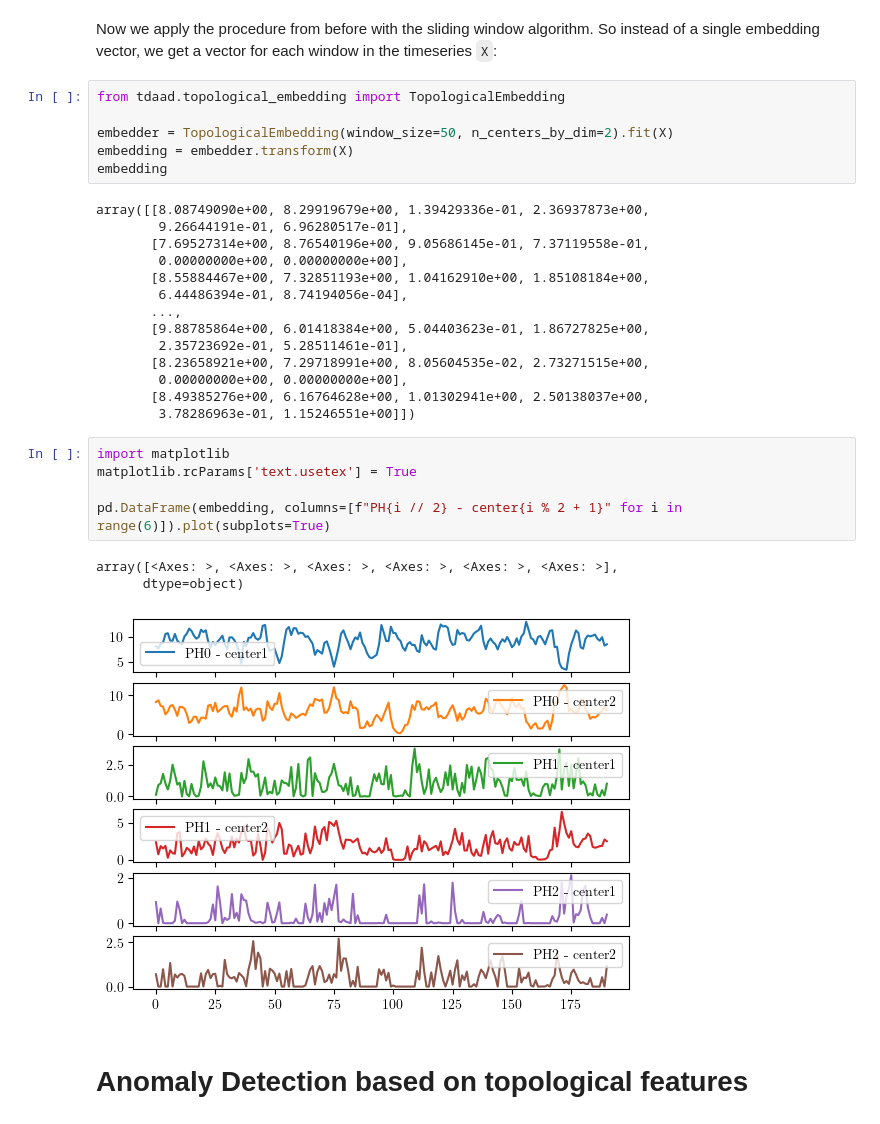
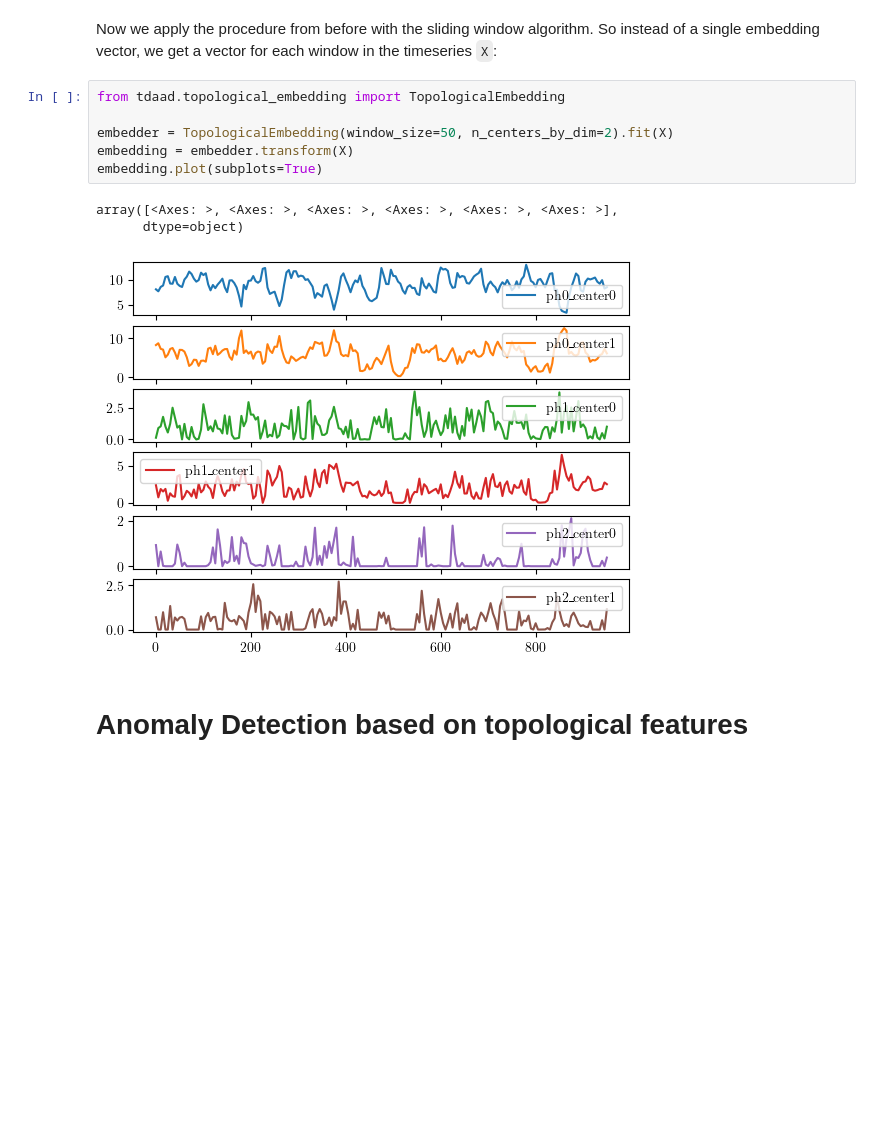
Before and after one commit to IRT-SystemX/tdaad, a Jupyter notebook: examples/oua_tutorial.ipynb, the cells around one changed output. Saved outputs shown, nothing was run; the diff lists cells and outputs as text; blank space fills up the shorter version.

```diff
--- a/examples/oua_tutorial.ipynb
+++ b/examples/oua_tutorial.ipynb
@@ -109,32 +109,13 @@ Now we apply the procedure from before with the sliding window algorithm. So ins
 # %%
 from tdaad.topological_embedding import TopologicalEmbedding
 
 embedder = TopologicalEmbedding(window_size=50, n_centers_by_dim=2).fit(X)
 embedding = embedder.transform(X)
-embedding
+embedding.plot(subplots=True)
 # %% [output]
-array([[8.08749090e+00, 8.29919679e+00, 1.39429336e-01, 2.36937873e+00,
-        9.26644191e-01, 6.96280517e-01],
-       [7.69527314e+00, 8.76540196e+00, 9.05686145e-01, 7.37119558e-01,
-        0.00000000e+00, 0.00000000e+00],
-       [8.55884467e+00, 7.32851193e+00, 1.04162910e+00, 1.85108184e+00,
-        6.44486394e-01, 8.74194056e-04],
-       ...,
-       [9.88785864e+00, 6.01418384e+00, 5.04403623e-01, 1.86727825e+00,
-        2.35723692e-01, 5.28511461e-01],
-       [8.23658921e+00, 7.29718991e+00, 8.05604535e-02, 2.73271515e+00,
-        0.00000000e+00, 0.00000000e+00],
-       [8.49385276e+00, 6.16764628e+00, 1.01302941e+00, 2.50138037e+00,
-        3.78286963e-01, 1.15246551e+00]])
+array([<Axes: >, <Axes: >, <Axes: >, <Axes: >, <Axes: >, <Axes: >],
+      dtype=object)
+[figure, added]
-# %%
-import matplotlib
-matplotlib.rcParams['text.usetex'] = True
-
-pd.DataFrame(embedding, columns=[f"PH{i // 2} - center{i % 2 + 1}" for i in range(6)]).plot(subplots=True)
-# %% [output]
-array([<Axes: >, <Axes: >, <Axes: >, <Axes: >, <Axes: >, <Axes: >],
-      dtype=object)
-[figure, removed]
 # %% [markdown]
 # Anomaly Detection based on topological features
 # %% [markdown]
```
Also changed, not shown: 1 other file.
